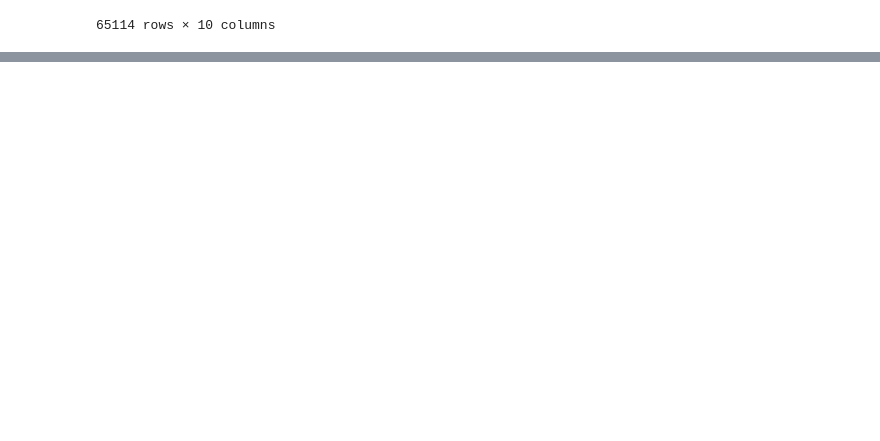
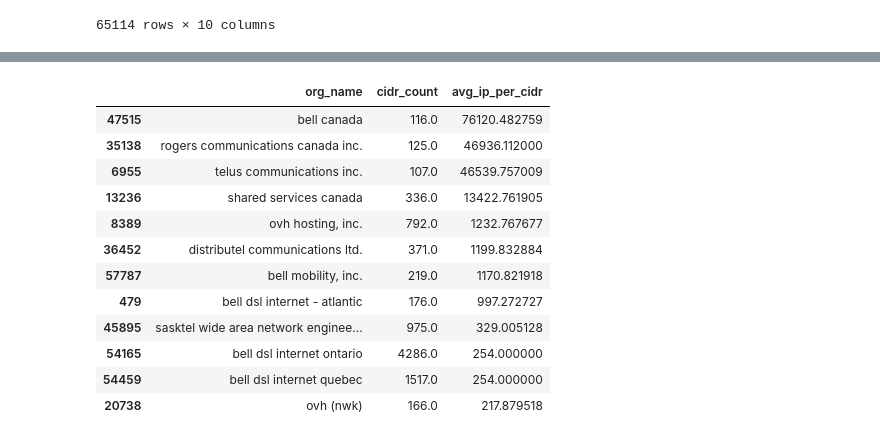
Before and after one commit to FelixQLe/Mastering-MySQL-Practice, a Jupyter notebook: Assessment.ipynb, the cells around one changed output, grey strips where cells are left out. Cells and saved outputs as stored; diff of their text form; code cells hidden in the pictures; blank space fills up the shorter version.

```diff
--- a/Assessment.ipynb
+++ b/Assessment.ipynb
@@ -319,0 +331,16 @@ Name: cidr, Length: 6027, dtype: int64
+# %%
+sorted_filtered.drop_duplicates(subset=['org_name'])[['org_name', 'cidr_count' ,'avg_ip_per_cidr']]
+# %% [output]
+|  | org_name | cidr_count | avg_ip_per_cidr |
+| 47515 | bell canada | 116.0 | 76120.482759 |
+| 35138 | rogers communications canada inc. | 125.0 | 46936.112000 |
+| 6955 | telus communications inc. | 107.0 | 46539.757009 |
+| 13236 | shared services canada | 336.0 | 13422.761905 |
+| 8389 | ovh hosting, inc. | 792.0 | 1232.767677 |
+| 36452 | distributel communications ltd. | 371.0 | 1199.832884 |
+| 57787 | bell mobility, inc. | 219.0 | 1170.821918 |
+| 479 | bell dsl internet - atlantic | 176.0 | 997.272727 |
+| 45895 | sasktel wide area network enginee... | 975.0 | 329.005128 |
+| 54165 | bell dsl internet ontario | 4286.0 | 254.000000 |
+| 54459 | bell dsl internet quebec | 1517.0 | 254.000000 |
+| 20738 | ovh (nwk) | 166.0 | 217.879518 |
```
Also changed, not shown: parts of 7 cells of this notebook.
